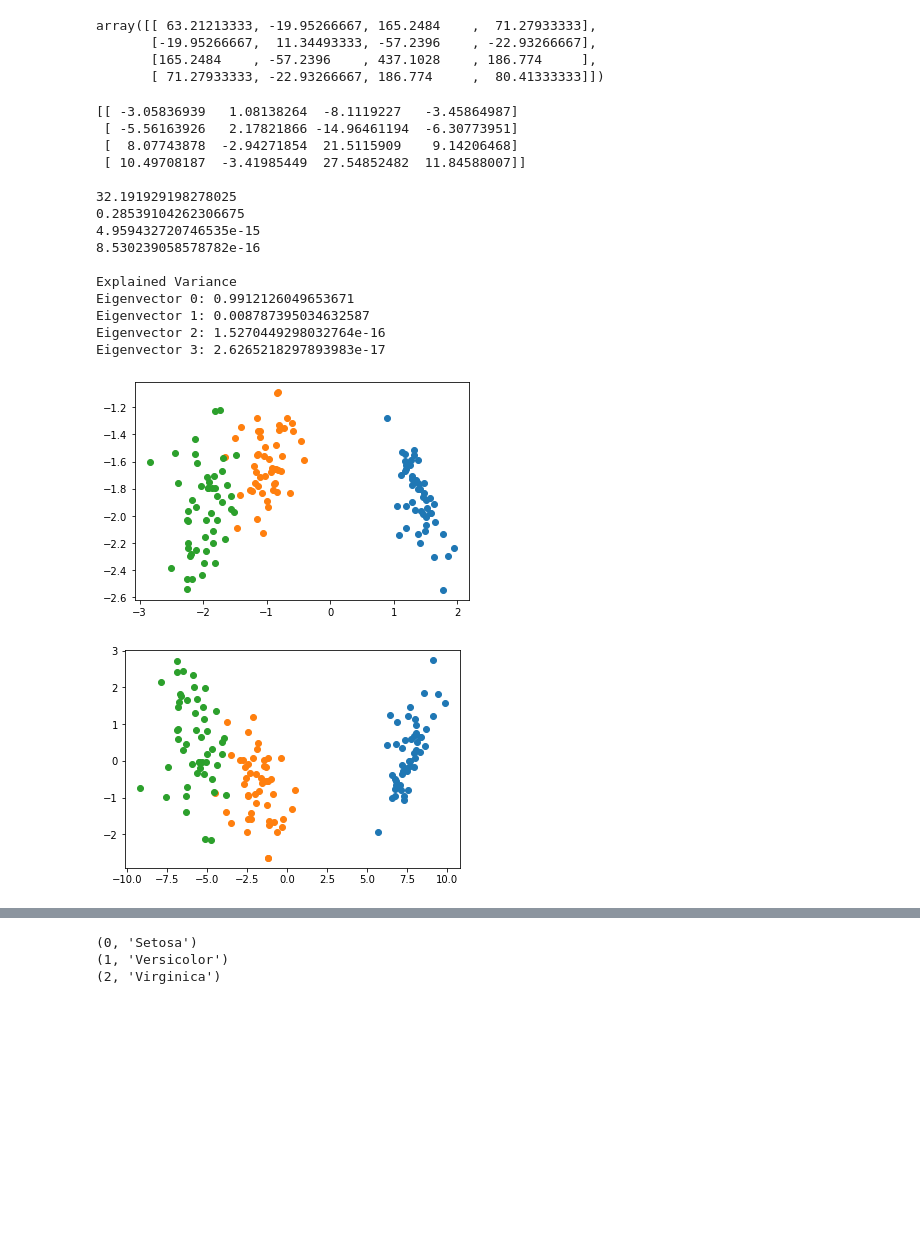
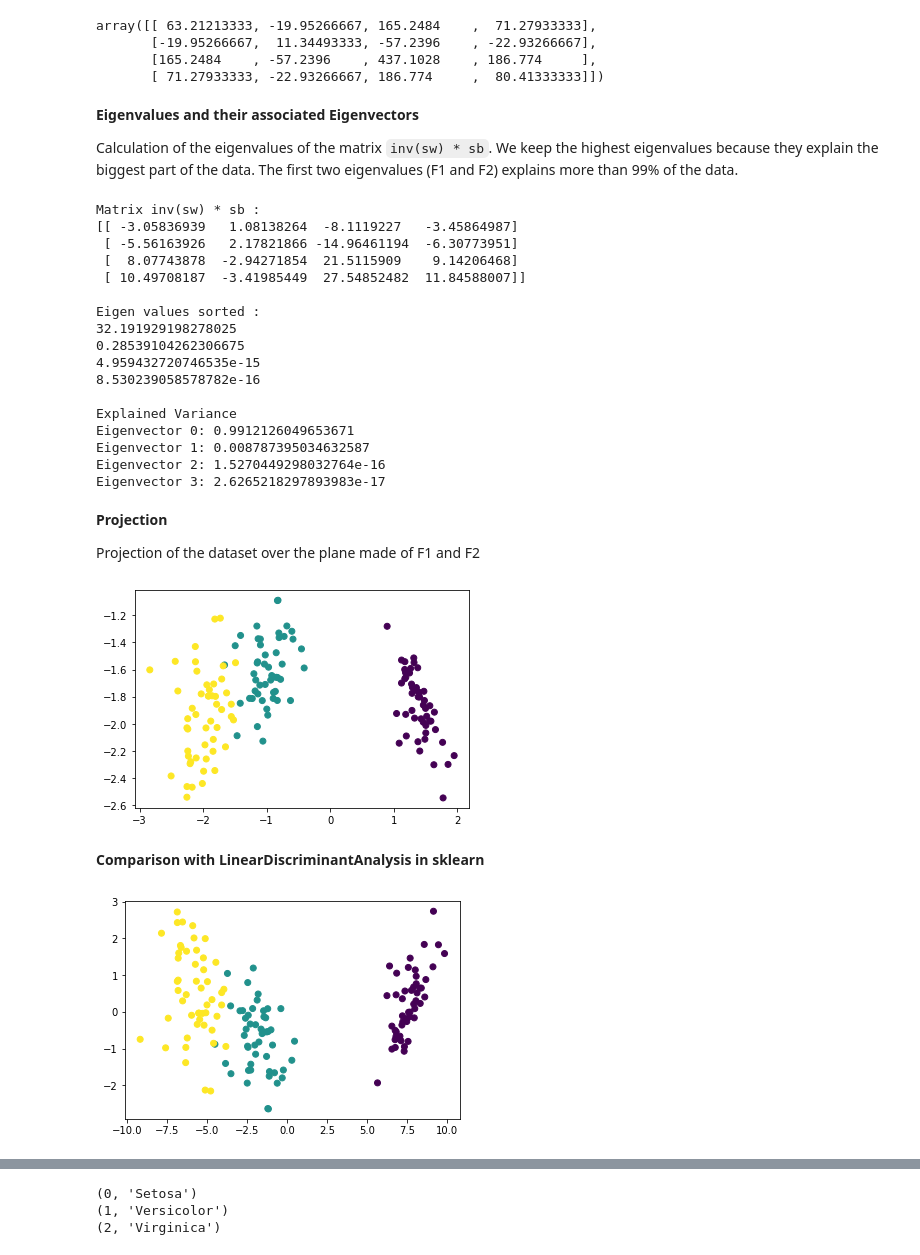
Before and after one commit to BDouchet/SDATA, a Jupyter notebook: TP_LDA.ipynb, the cells around one changed output, grey strips where cells are left out. Saved outputs shown, nothing was run; the diff lists cells and outputs as text; code cells hidden in the pictures; blank space fills up the shorter version.

```diff
--- a/TP_LDA.ipynb
+++ b/TP_LDA.ipynb
@@ -126,29 +163,37 @@ array([[ 63.21213333, -19.95266667, 165.2484    ,  71.27933333],
        [-19.95266667,  11.34493333, -57.2396    , -22.93266667],
        [165.2484    , -57.2396    , 437.1028    , 186.774     ],
        [ 71.27933333, -22.93266667, 186.774     ,  80.41333333]])
+# %% [markdown]
+**Eigenvalues and their associated Eigenvectors**
+
+Calculation of the eigenvalues of the matrix `inv(sw) * sb`. We keep the highest eigenvalues because they explain the biggest part of the data. The first two eigenvalues (F1 and F2) explains more than 99% of the data.
 # %%
-prod=np.linalg.inv(swin) @ swbt
+print('Matrix inv(sw) * sb :')
+prod=np.linalg.inv(sw) @ sb
 print(prod)
 print()
 
+print("Eigen values sorted :")
 eigen_values,eigen_vectors=np.linalg.eig(prod)
-
 pairs = [(np.abs(eigen_values[i]), eigen_vectors[:,i]) for i in range(len(eigen_values))]
 pairs = sorted(pairs, key=lambda x: x[0], reverse=True)
 for pair in pairs:
     print(pair[0])
 print()
 
+
 eigen_value_sums = sum(eigen_values)
 print('Explained Variance')
 for i, pair in enumerate(pairs):
     print('Eigenvector {}: {}'.format(i, (pair[0]/eigen_value_sums).real))
 # %% [output]
+Matrix inv(sw) * sb :
 [[ -3.05836939   1.08138264  -8.1119227   -3.45864987]
  [ -5.56163926   2.17821866 -14.96461194  -6.30773951]
  [  8.07743878  -2.94271854  21.5115909    9.14206468]
  [ 10.49708187  -3.41985449  27.54852482  11.84588007]]
 
+Eigen values sorted :
 32.191929198278025
 0.28539104262306675
 4.959432720746535e-15
@@ -159,24 +204,27 @@ Eigenvector 0: 0.9912126049653671
 Eigenvector 1: 0.008787395034632587
 Eigenvector 2: 1.5270449298032764e-16
 Eigenvector 3: 2.6265218297893983e-17
+# %% [markdown]
+**Projection**
+
+Projection of the dataset over the plane made of F1 and F2
 # %%
 w_matrix = np.hstack((pairs[0][1].reshape(4,1), pairs[1][1].reshape(4,1))).real
 
 X_trans=X @ w_matrix
-plt.scatter(X_trans[:50,0],X_trans[:50,1])
-plt.scatter(X_trans[50:100,0],X_trans[50:100,1])
-plt.scatter(X_trans[100:,0],X_trans[100:,1])
+
+plt.scatter(X_trans[:,0],X_trans[:,1],c=Y_lab)
 plt.show()
 # %% [output]
-[figure, old version]
+[figure, new version]
+# %% [markdown]
+**Comparison with LinearDiscriminantAnalysis in sklearn**
 # %%
 from sklearn.discriminant_analysis import LinearDiscriminantAnalysis
 
 lda=LinearDiscriminantAnalysis(n_components=2)
 X_trans=lda.fit_transform(X,Y_lab)
-plt.scatter(X_trans[:50,0],X_trans[:50,1])
-plt.scatter(X_trans[50:100,0],X_trans[50:100,1])
-plt.scatter(X_trans[100:,0],X_trans[100:,1])
+plt.scatter(X_trans[:,0],X_trans[:,1],c=Y_lab)
 plt.show()
 # %% [output]
-[figure, old version]
+[figure, new version]
```
Also changed, not shown: parts of 27 cells of this notebook.
